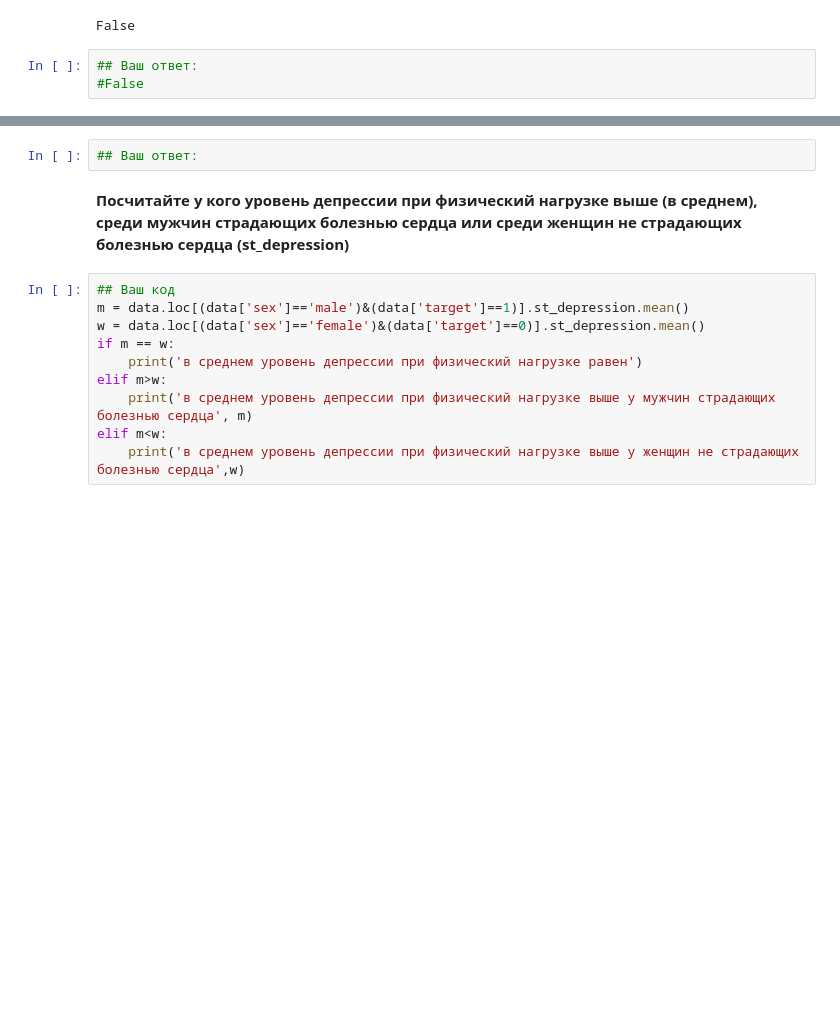
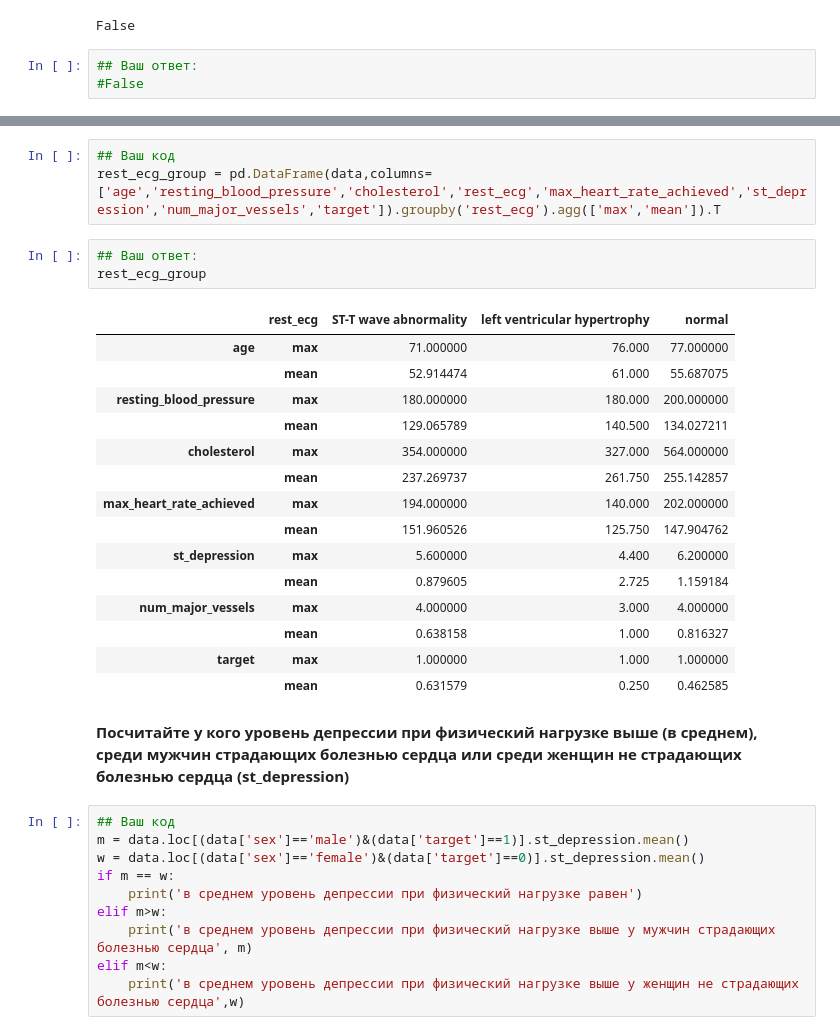
Before and after one commit to svetlz/HW, a Jupyter notebook: HW4.ipynb, the cells around one changed output, grey strips where cells are left out. Drawn from its saved outputs; the diff is of its cells as text; blank space fills up the shorter version.

```diff
--- a/HW4.ipynb
+++ b/HW4.ipynb
@@ -263,5 +252,25 @@ data.groupby("rest_ecg").describe()
+# %%
+## Ваш код
+rest_ecg_group = pd.DataFrame(data,columns=['age','resting_blood_pressure','cholesterol','rest_ecg','max_heart_rate_achieved','st_depression','num_major_vessels','target']).groupby('rest_ecg').agg(['max','mean']).T
 # %%
 ## Ваш ответ:
+rest_ecg_group
+# %% [output]
+|  | rest_ecg | ST-T wave abnormality | left ventricular hypertrophy | normal |
+| age | max | 71.000000 | 76.000 | 77.000000 |
+|  | mean | 52.914474 | 61.000 | 55.687075 |
+| resting_blood_pressure | max | 180.000000 | 180.000 | 200.000000 |
+|  | mean | 129.065789 | 140.500 | 134.027211 |
+| cholesterol | max | 354.000000 | 327.000 | 564.000000 |
+|  | mean | 237.269737 | 261.750 | 255.142857 |
+| max_heart_rate_achieved | max | 194.000000 | 140.000 | 202.000000 |
+|  | mean | 151.960526 | 125.750 | 147.904762 |
+| st_depression | max | 5.600000 | 4.400 | 6.200000 |
+|  | mean | 0.879605 | 2.725 | 1.159184 |
+| num_major_vessels | max | 4.000000 | 3.000 | 4.000000 |
+|  | mean | 0.638158 | 1.000 | 0.816327 |
+| target | max | 1.000000 | 1.000 | 1.000000 |
+|  | mean | 0.631579 | 0.250 | 0.462585 |
 # %% [markdown]
 **Посчитайте у кого уровень депрессии при физический нагрузке выше (в среднем), среди мужчин страдающих болезнью сердца или среди женщин не страдающих болезнью сердца (st_depression)**
 # %%
```
Also changed, not shown: parts of 2 cells of this notebook.
